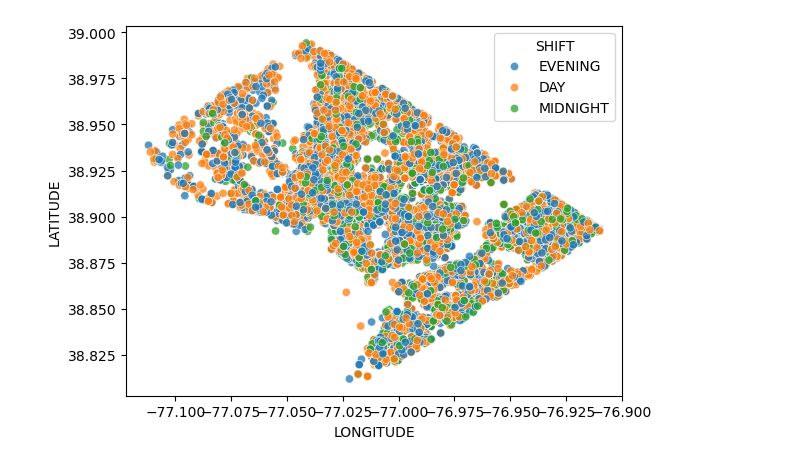
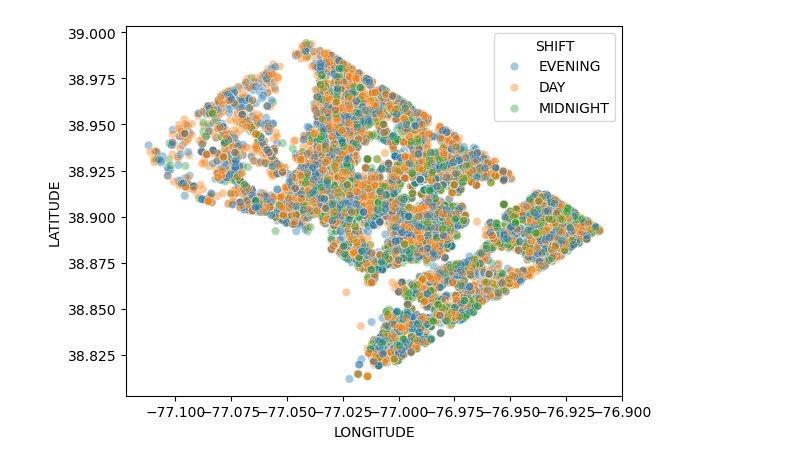
Before and after one commit to iansargent/DC-Metro-Crime, a Jupyter notebook: Scripts/Analysis/plots.ipynb, the cells around one changed output. Cells and saved outputs as stored; diff of their text form; code cells hidden in the pictures.

```diff
--- a/Scripts/Analysis/plots.ipynb
+++ b/Scripts/Analysis/plots.ipynb
@@ -23,11 +20,11 @@ data.head()
 # %%
 sns.scatterplot(data=data,
                 x='LONGITUDE',
                 y='LATITUDE',
                 hue='SHIFT',
-                alpha =0.75
+                alpha =0.4
                 )
 plt.show()
 # %% [output]
-[figure, old version]
+[figure, new version]
 # %%
```
Also changed, not shown: parts of 11 cells of this notebook.
